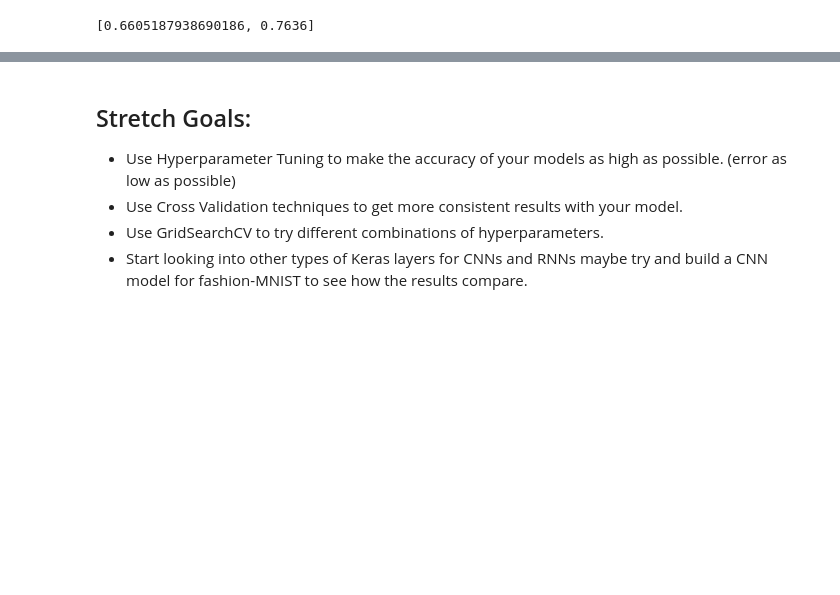
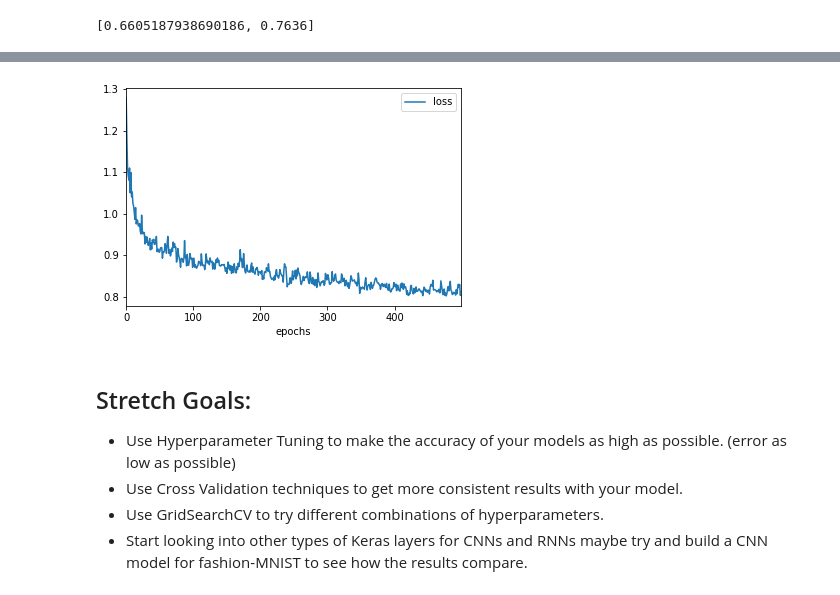
Before and after one commit to Tclack88/Lambda, a Jupyter notebook: module3-Intro-to-Keras/LS_DS_423_Keras_Assignment.ipynb, the cells around one changed output, grey strips where cells are left out. Saved outputs shown, nothing was run; the diff lists cells and outputs as text; code cells hidden in the pictures; blank space fills up the shorter version.

```diff
--- a/module3-Intro-to-Keras/LS_DS_423_Keras_Assignment.ipynb
+++ b/module3-Intro-to-Keras/LS_DS_423_Keras_Assignment.ipynb
@@ -278,3 +288,10 @@ fashion_model.evaluate(x_test, y_test)
+# %%
+epochs = fashion_model.history.epoch
+loss = fashion_model.history.history['loss']
+fashion_df = pd.DataFrame({'epochs':epochs,'loss':loss})
+fashion_df.plot.line(x='epochs', y='loss');
+# %% [output]
+[figure, added]
 # %% [markdown]
 ## Stretch Goals:
 
```
Also changed, not shown: parts of 2 cells of this notebook.
